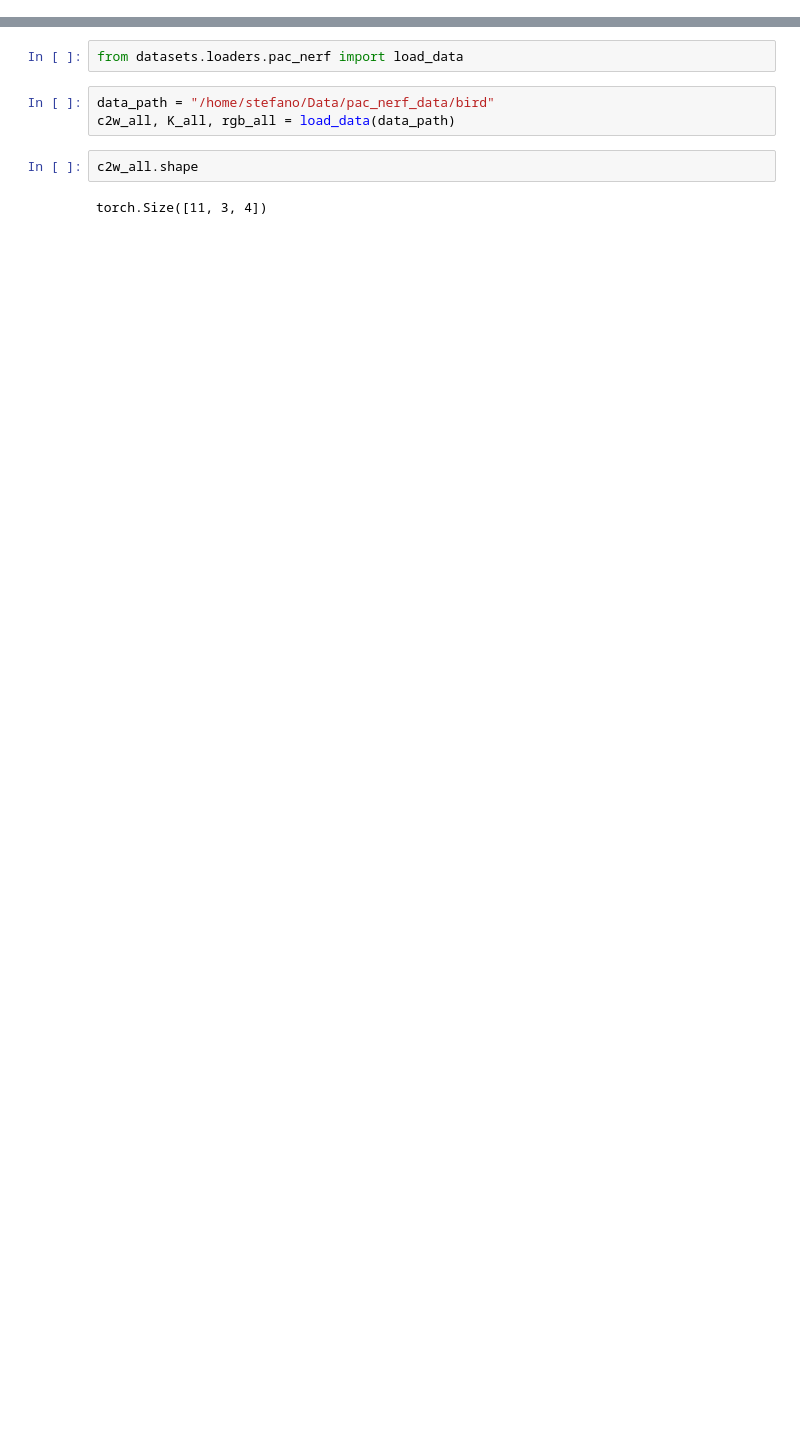
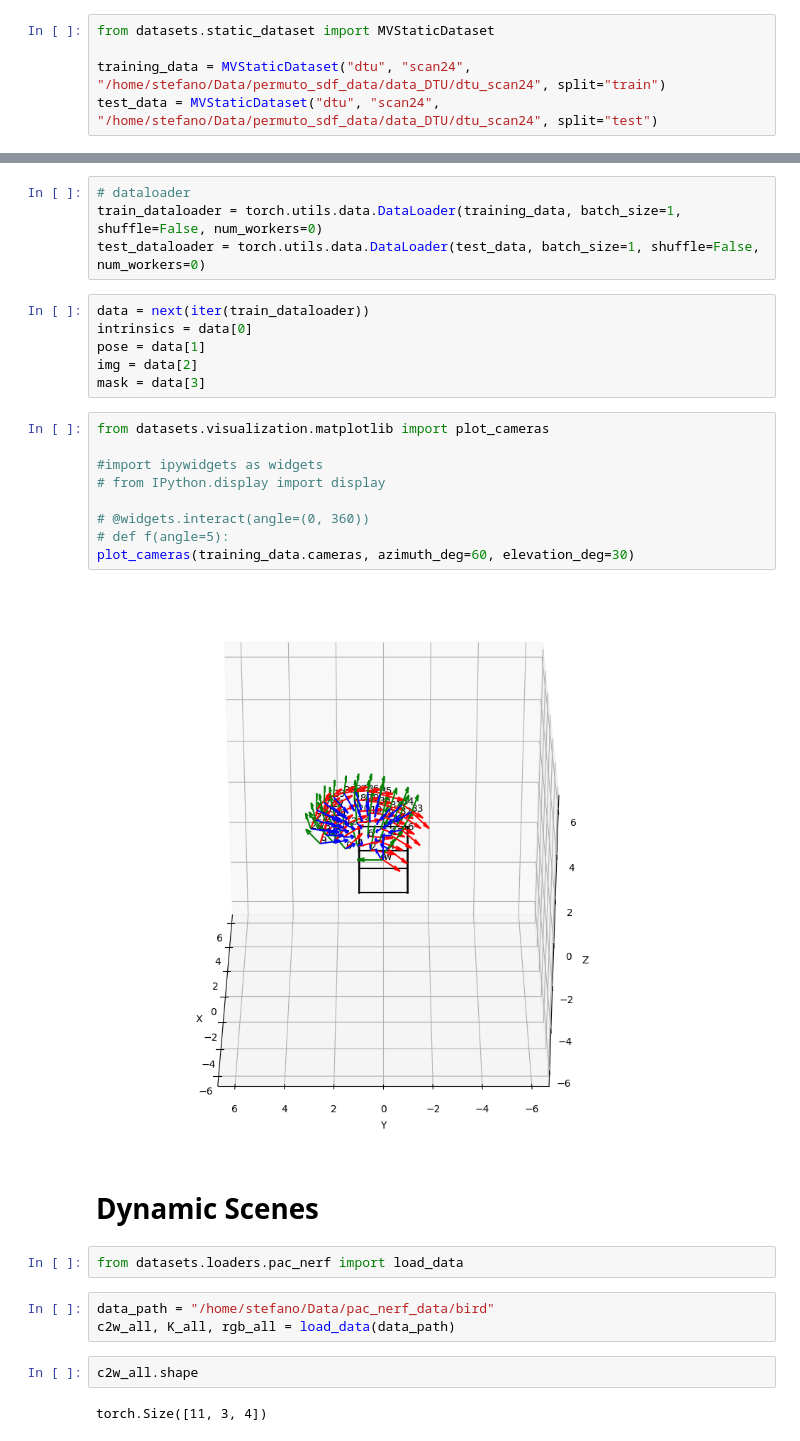
Before and after one commit to s-esposito/mvdatasets, a Jupyter notebook: testing.ipynb, the cells around one changed output, grey strips where cells are left out. Saved outputs shown, nothing was run; the diff lists cells and outputs as text; blank space fills up the shorter version.

Commit message:
dtu loader

```diff
--- a/testing.ipynb
+++ b/testing.ipynb
@@ -12,0 +10,5 @@ dataset = StaticDataset(scene)
+# %%
+from datasets.static_dataset import MVStaticDataset
+
+training_data = MVStaticDataset("dtu", "scan24", "/home/stefano/Data/permuto_sdf_data/data_DTU/dtu_scan24", split="train")
+test_data = MVStaticDataset("dtu", "scan24", "/home/stefano/Data/permuto_sdf_data/data_DTU/dtu_scan24", split="test")
@@ -13,3 +27,26 @@ dataset = StaticDataset(scene)
+# %%
+# dataloader
+train_dataloader = torch.utils.data.DataLoader(training_data, batch_size=1, shuffle=False, num_workers=0)
+test_dataloader = torch.utils.data.DataLoader(test_data, batch_size=1, shuffle=False, num_workers=0)
+# %%
+data = next(iter(train_dataloader))
+intrinsics = data[0]
+pose = data[1]
+img = data[2]
+mask = data[3]
+# %%
+from datasets.visualization.matplotlib import plot_cameras
+
+#import ipywidgets as widgets
+# from IPython.display import display
+
+# @widgets.interact(angle=(0, 360))
+# def f(angle=5):
+plot_cameras(training_data.cameras, azimuth_deg=60, elevation_deg=30)
+# %% [output]
+[figure, added]
+# %% [markdown]
+# Dynamic Scenes
 # %%
 from datasets.loaders.pac_nerf import load_data
 # %%
```
Also changed, not shown: parts of 9 cells of this notebook, 7 other files.
